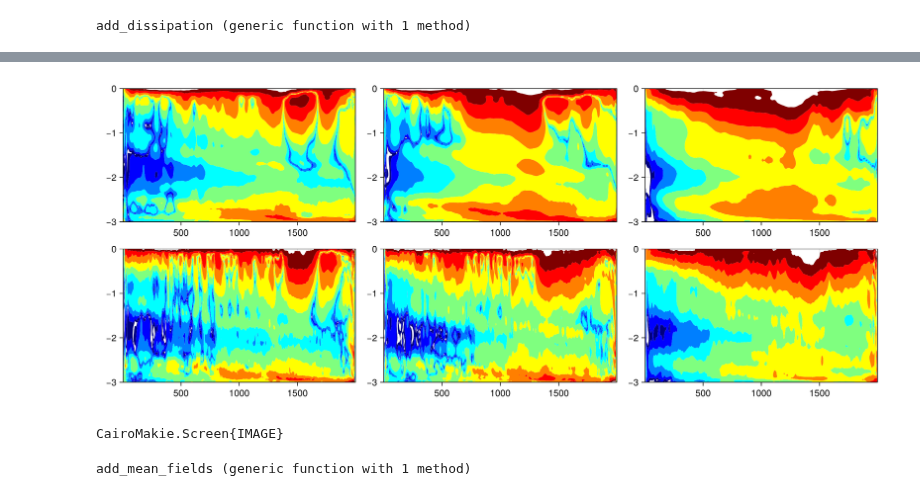
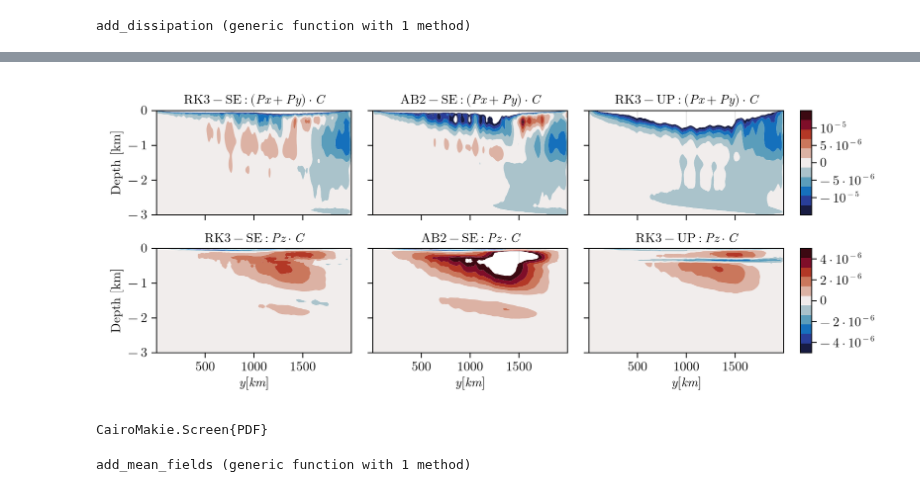
Before and after one commit to simone-silvestri/TimestepperTestCases.jl, a Jupyter notebook: notebooks/Results_channel.ipynb, the cells around one changed output, grey strips where cells are left out. Cells and saved outputs as stored; diff of their text form; code cells hidden in the pictures.

```diff
--- a/notebooks/Results_channel.ipynb
+++ b/notebooks/Results_channel.ipynb
@@ -68,13 +68,17 @@ get_dissipation (generic function with 1 method)
 
 # EXP = string(CLO) * string(MOM) * string(TRA) * string(TSP) * string(ZST)
 
-f1 = "channel-simulation/averages_10010.jld2"
-f2 = "channel-simulation/averages_10000.jld2"
-f3 = "channel-simulation/averages_10310.jld2"
+f1 = "../channel_simulation/oceananigans_105.4_no_generalized/averages_10010.jld2"
+f2 = "../channel_simulation/oceananigans_105.4_no_generalized/averages_10000.jld2"
+f3 = "../channel_simulation/oceananigans_105.4_no_generalized/averages_10010.jld2"
+f4 = "../channel_simulation/oceananigans_105.4_no_generalized/averages_10000.jld2"
+f5 = "../channel_simulation/oceananigans_105.4_no_generalized/averages_10310.jld2"
 
 rl = get_dissipation(f1); # -> RED!!!
 al = get_dissipation(f2); # -> BLUE!!!
-r3 = get_dissipation(f3); # -> GREEN!!!
+ri = get_dissipation(f3); # -> GREEN!!!
+ai = get_dissipation(f4); # -> GREEN!!!
+r3 = get_dissipation(f5); # -> GREEN!!!
 # %%
 function add_dissipation(case)
     κx = compute!(Field(mean(- case.Abx[end], dims = (1, 2)) / mean(case.Gbx[end], dims = (1, 2)) / 2))
@@ -93,8 +97,10 @@ end
 # %% [output]
 add_dissipation (generic function with 1 method)
 # %%
+rl = add_dissipation(rl);
 al = add_dissipation(al);
-rl = add_dissipation(rl);
+ri = add_dissipation(ri);
+ai = add_dissipation(ai);
 r3 = add_dissipation(r3);
 # %%
 zC = al.Abx.grid.z.cᵃᵃᶜ[1:90] ./ 1000
@@ -217,38 +190,57 @@ CairoMakie.Screen{IMAGE}
 # %%
 yC = al.Abx.grid.yᵃᶜᵃ[1:400] ./ 1000
 
-fig = Figure(size = (1200, 500))
-ax1 = Axis(fig[1, 1])
-ax2 = Axis(fig[1, 2])
-ax3 = Axis(fig[1, 3])
-ax4 = Axis(fig[2, 1])
-ax5 = Axis(fig[2, 2])
-ax6 = Axis(fig[2, 3])
-lvx = range(-10, -5, length=10)
-hm1 = contourf!(ax1, yC, zC, log10.(abs.(interior(mean(rl.Abx[end], dims=1), 1, :, :))), levels=lvx, colormap=:jet)
-hm2 = contourf!(ax2, yC, zC, log10.(abs.(interior(mean(al.Abx[end], dims=1), 1, :, :))), levels=lvx, colormap=:jet)
-hm3 = contourf!(ax3, yC, zC, log10.(abs.(interior(mean(r3.Abx[end], dims=1), 1, :, :))), levels=lvx, colormap=:jet)
-# lvx = range(-2.3e-5, 4.3e-6, length=12)
-hm1 = contourf!(ax4, yC, zC, log10.(abs.(interior(mean(rl.Aby[end], dims=1), 1, 1:400, :))), levels=lvx, colormap=:jet)
-hm2 = contourf!(ax5, yC, zC, log10.(abs.(interior(mean(al.Aby[end], dims=1), 1, 1:400, :))), levels=lvx, colormap=:jet)
-hm3 = contourf!(ax6, yC, zC, log10.(abs.(interior(mean(r3.Aby[end], dims=1), 1, 1:400, :))), levels=lvx, colormap=:jet)
+fig = Figure(size = (850, 350))
+ax1 = Axis(fig[1, 1]; title = L"\text{RK3-SE}: (Px + Py) \cdot C", xlabel="", xticks=([500, 1000, 1500], ["", "", ""]), ylabel = L"\text{Depth [km]}", yticks = ticks([-3, -2, -1, 0]))
+ax2 = Axis(fig[1, 2]; title = L"\text{AB2-SE}: (Px + Py) \cdot C", xlabel="", xticks=([500, 1000, 1500], ["", "", ""]), ylabel = "", yticks = ([-3, -2, -1, 0], ["", "", "", ""]))
+ax3 = Axis(fig[1, 3]; title = L"\text{RK3-UP}: (Px + Py) \cdot C", xlabel="", xticks=([500, 1000, 1500], ["", "", ""]), ylabel = "", yticks = ([-3, -2, -1, 0], ["", "", "", ""]))
+ax4 = Axis(fig[2, 1]; title = L"\text{RK3-SE}: Pz \cdot C", xlabel=L"y [km]", xticks=ticks([500, 1000, 1500]), ylabel = L"\text{Depth [km]}", yticks = ticks([-3, -2, -1, 0]))
+ax5 = Axis(fig[2, 2]; title = L"\text{AB2-SE}: Pz \cdot C", xlabel=L"y [km]", xticks=ticks([500, 1000, 1500]), ylabel = "", yticks = ([-3, -2, -1, 0], ["", "", "", ""]))
+ax6 = Axis(fig[2, 3]; title = L"\text{RK3-UP}: Pz \cdot C", xlabel=L"y [km]", xticks=ticks([500, 1000, 1500]), ylabel = "", yticks = ([-3, -2, -1, 0], ["", "", "", ""]))
+lvx1 = range(-1.5e-5, 1.5e-5, length=12)
+lvx2 = range(-5e-6, 5e-6, length=12)
+myop(x) = x == Inf ? 1e10 : x ≤ 0 ? -x : x
+ab = identity
+
+function op2(a::AbstractMatrix, z)
+    for k in eachindex(z)
+        a[:, k] .*= exp(abs(z[k] * 1.5))
+    end
+
+    return a
+end
+
+map = :balance
+hm1 = contourf!(ax1, yC, zC, op2(ab.(interior(mean(ri.Abx[end] + ri.Aby[end], dims=1), 1, :, :)), zC), levels=lvx1, colormap=map)
+hm2 = contourf!(ax2, yC, zC, op2(ab.(interior(mean(ai.Abx[end] + ai.Aby[end], dims=1), 1, :, :)), zC), levels=lvx1, colormap=map)
+hm3 = contourf!(ax3, yC, zC, op2(ab.(interior(mean(r3.Abx[end] + r3.Aby[end], dims=1), 1, :, :)), zC), levels=lvx1, colormap=map)
+Colorbar(fig[1, 4], hm3, ticks = ([-1e-5, -5e-6, 0, 5e-6, 1e-5], [L"-10^{-5}", L"-5\cdot 10^{-6}", L"0", L"5\cdot 10^{-6}", L"10^{-5}"]))
+
+hm1 = contourf!(ax4, yC, zF, op2(ab.(interior(mean(ri.Abz[end], dims=1), 1, 1:400, :)), zF), levels=lvx2, colormap=map)
+hm2 = contourf!(ax5, yC, zF, op2(ab.(interior(mean(ai.Abz[end], dims=1), 1, 1:400, :)), zF), levels=lvx2, colormap=map)
+hm3 = contourf!(ax6, yC, zF, op2(ab.(interior(mean(r3.Abz[end], dims=1), 1, 1:400, :)), zF), levels=lvx2, colormap=map)
+Colorbar(fig[2, 4], hm3, ticks = ([-4e-6, -2e-6, 0, 2e-6, 4e-6], [L"-4 \cdot 10^{-6}", L"-2 \cdot 10^{-6}", L"0", L"2 \cdot 10^{-6}", L"4 \cdot 10^{-6}"]))
+
 ylims!(ax1, -3, 0)
 xlims!(ax1, yC[1], yC[end])
 ylims!(ax2, -3, 0)
 xlims!(ax2, yC[1], yC[end])
 ylims!(ax3, -3, 0)
 xlims!(ax3, yC[1], yC[end])
 ylims!(ax4, -3, 0)
 xlims!(ax4, yC[1], yC[end])
 ylims!(ax5, -3, 0)
 xlims!(ax5, yC[1], yC[end])
 ylims!(ax6, -3, 0)
 xlims!(ax6, yC[1], yC[end])
 
+path = "/Users/simonesilvestri/Dropbox (MIT)/Apps/Overleaf/timestepper/"
+
 display(fig)
+CairoMakie.save(path * "dissipation-channel-contour.pdf", fig)
 # %% [output]
-[figure, old version]
+[figure, new version]
-CairoMakie.Screen{IMAGE}
+CairoMakie.Screen{PDF}
 # %%
 function add_mean_fields(case, filename)
     b = FieldTimeSeries(filename, "b")
```
Also changed, not shown: parts of 7 cells of this notebook, 1 other file.
